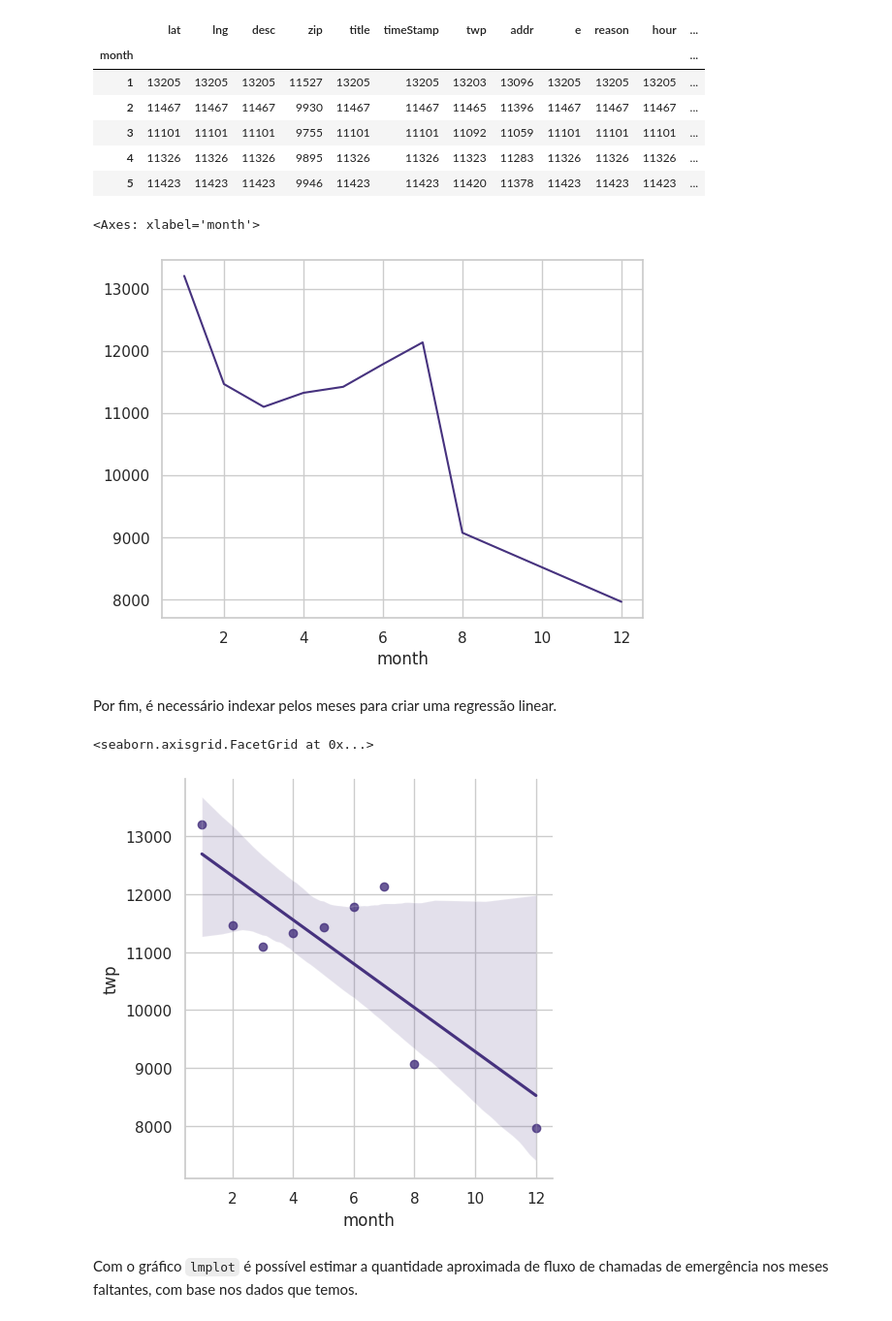
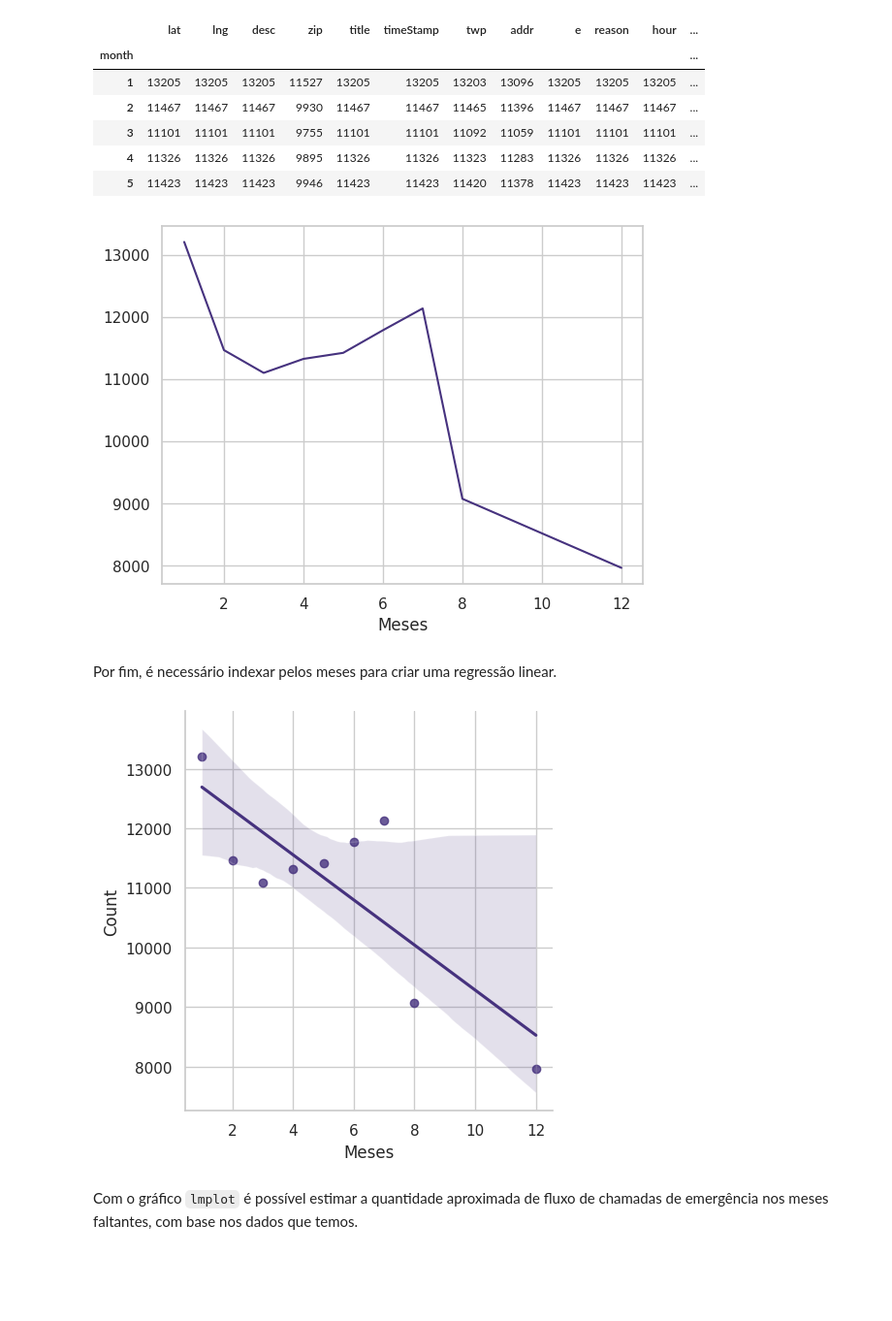
Before and after one commit to MariiMilani/911_calls, a Jupyter notebook: main.ipynb, the cells around one changed output. Shown at 97% size. Drawn from its saved outputs; the diff is of its cells as text; code cells hidden in the pictures; blank space fills up the shorter version.

```diff
--- a/main.ipynb
+++ b/main.ipynb
@@ -220,18 +223,21 @@ byMonth.head()
 | 5 | 11423 | 11423 | 11423 | 9946 | 11423 | 11423 | 11420 | 11378 | 11423 | 11423 | 11423 | ... |
 # %%
 byMonth['title'].plot()
+plt.xlabel('Meses')
+plt.show()
 # %% [output]
-<Axes: xlabel='month'>
 [figure]
 # %% [markdown]
 Por fim, é necessário indexar pelos meses para criar uma regressão linear.
 # %%
 byMonth['month'] = byMonth.index
 
-sns.lmplot(data=byMonth, x='month', y= 'twp')
+sns.lmplot(data=byMonth, x='month', y='twp')
+plt.xlabel('Meses')
+plt.ylabel('Count')
+plt.show()
 # %% [output]
-<seaborn.axisgrid.FacetGrid at 0x...>
-[figure, old version]
+[figure, new version]
 # %% [markdown]
 Com o gráfico `lmplot` é possível estimar a quantidade aproximada de fluxo de chamadas de emergência nos meses faltantes, com base nos dados que temos.
 # %% [markdown]
```
Also changed, not shown: parts of 10 cells of this notebook.
